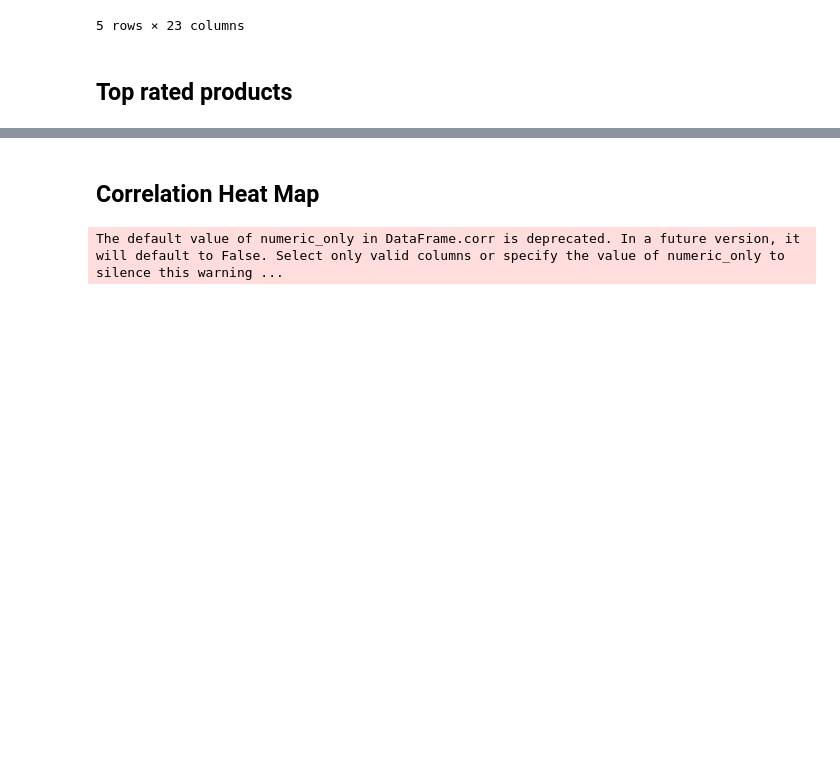
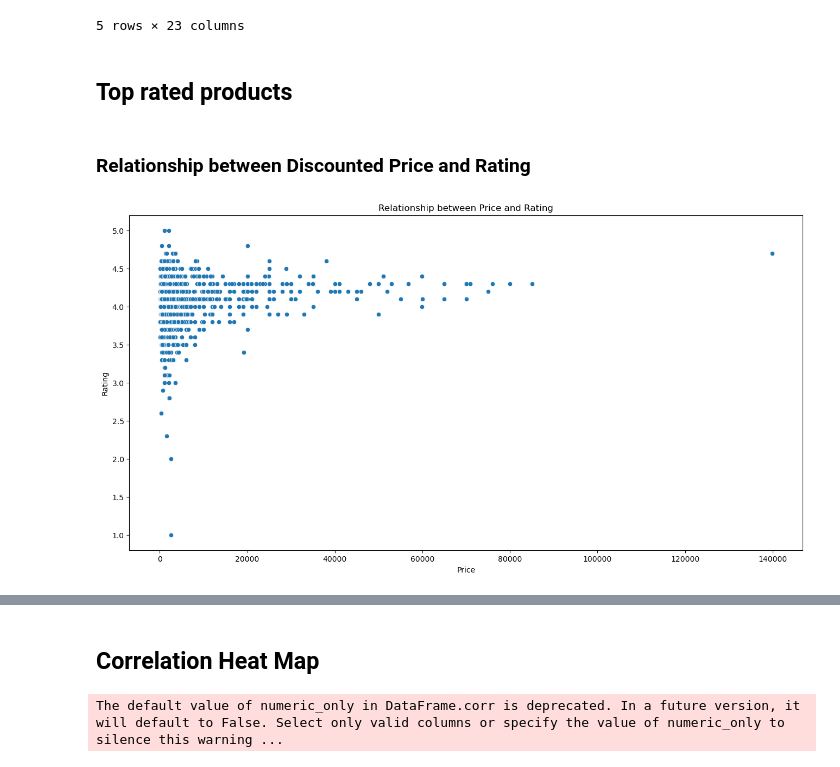
Before and after one commit to danielkimutai/Amazon--recommender-system, a Jupyter notebook: index.ipynb, the cells around one changed output, grey strips where cells are left out. Cells and saved outputs as stored; diff of their text form; code cells hidden in the pictures; blank space fills up the shorter version.

```diff
--- a/index.ipynb
+++ b/index.ipynb
@@ -492,6 +514,13 @@ def top_10(data,column1,column2):
     fig.update_layout(
     title=dict(text=f"Top {column1} based on {column2}", font=dict(size=20), automargin=True, yref='paper'))
     fig.show()
+
+# Scatter plot using seabon
+def scatter (data,col1,col2):
+    """A function that plots scatter plot betweeb two  variables"""
+    plt.figure(figsize=(16,8))
+    sns.scatterplot(data=data, x=col1, y=col2)
+    plt.title(f"Relationship between {col1} and {col2}")
 # %%
 top(df1,"maincategory","Price")
 # %% [markdown]
@@ -519,3 +548,9 @@ top_10(df1,"subcategory","Price")
 top_10(df1,"subcategory","Discount(%)")
 # %%
 top_10(df1,"subcategory","Rating")
+# %% [markdown]
+### Relationship between Discounted Price and Rating
+# %%
+scatter(df1,"Price","Rating")
+# %% [output]
+[figure, added]
```
Also changed, not shown: parts of 17 cells of this notebook.
